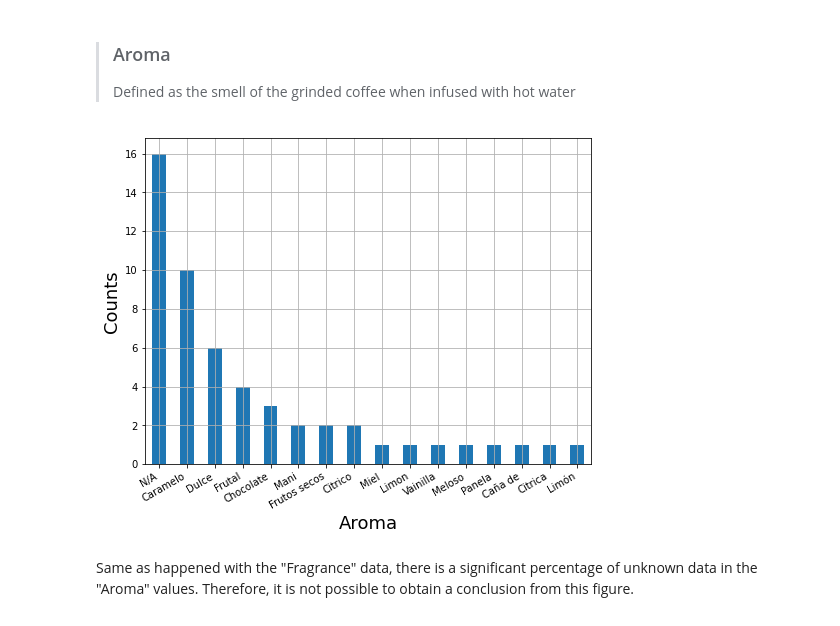
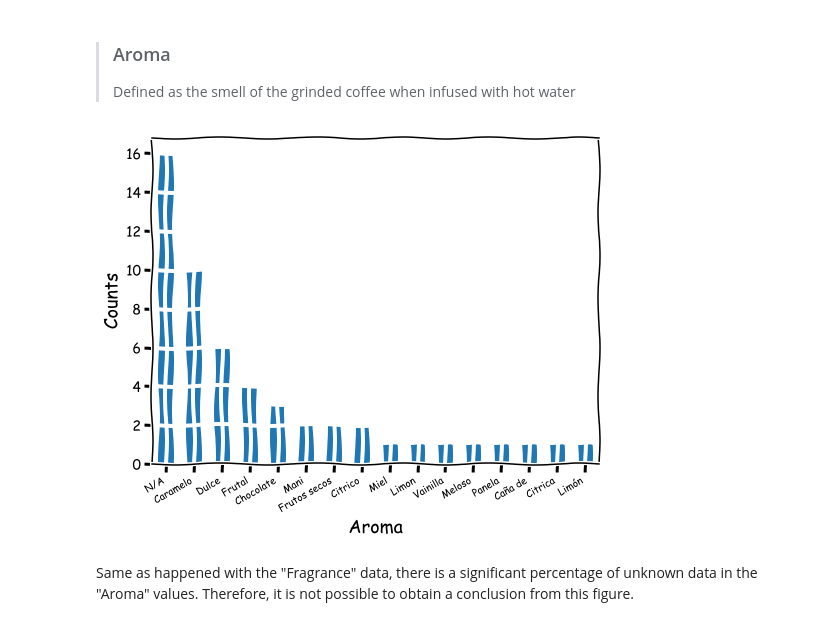
Before and after one commit to SRam3/Coffee_flavors_analyzer, a Jupyter notebook: notebooks/data_analysis.ipynb, the cells around one changed output. Drawn from its saved outputs; the diff is of its cells as text; code cells hidden in the pictures.

```diff
--- a/notebooks/data_analysis.ipynb
+++ b/notebooks/data_analysis.ipynb
@@ -147,15 +150,16 @@ The above figure shows a distribution of the number of times each fragrance was
 # %%
 coffee_data["Aroma"] = coffee_data["Descripcion"].str.extract(r"Aroma: (\w+.\w+)")
 fragrance = coffee_data["Aroma"].value_counts()
 plt.figure(figsize=(8,6))
 fragrance.plot(kind="bar")
+plt.xkcd()
 plt.grid()
 plt.xticks(rotation=30, ha="right", size=10)
 plt.xlabel("Aroma", size=18)
 plt.ylabel("Counts", size=18)
 plt.show()
 # %% [output]
-[figure, old version]
+[figure, new version]
 # %% [markdown]
 Same as happened with the "Fragrance" data, there is a significant percentage of unknown data in the "Aroma" values. Therefore, it is not possible to obtain a conclusion from this figure.
 # %% [markdown]
```
Also changed, not shown: parts of 4 cells of this notebook.
